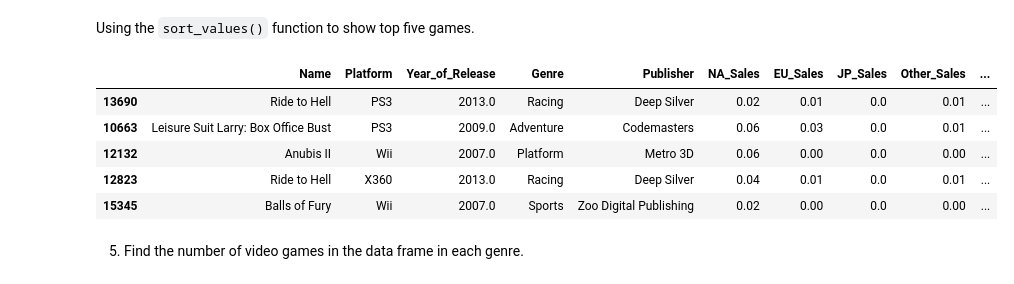
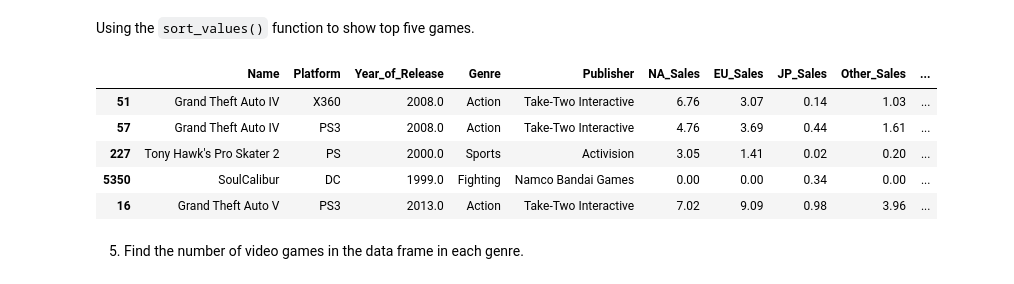
Before and after one commit to jsbwxyz/DSC550, a Jupyter notebook: Week1-Assignment.ipynb, the cells around one changed output. Drawn from its saved outputs; the diff is of its cells as text; code cells hidden in the pictures.

```diff
--- a/Week1-Assignment.ipynb
+++ b/Week1-Assignment.ipynb
@@ -40,14 +47,14 @@ There are 16,719 rows and 16 columns. This means there are 16,719 records for th
 # %% [markdown]
 Using the `sort_values()` function to show top five games.
 # %%
-video_games_df.sort_values(by=['Critic_Score']).head(5)
+video_games_df.nlargest(5, 'Critic_Score')
 # %% [output]
 |  | Name | Platform | Year_of_Release | Genre | Publisher | NA_Sales | EU_Sales | JP_Sales | Other_Sales | ... |
-| 13690 | Ride to Hell | PS3 | 2013.0 | Racing | Deep Silver | 0.02 | 0.01 | 0.0 | 0.01 | ... |
-| 10663 | Leisure Suit Larry: Box Office Bust | PS3 | 2009.0 | Adventure | Codemasters | 0.06 | 0.03 | 0.0 | 0.01 | ... |
-| 12132 | Anubis II | Wii | 2007.0 | Platform | Metro 3D | 0.06 | 0.00 | 0.0 | 0.00 | ... |
-| 12823 | Ride to Hell | X360 | 2013.0 | Racing | Deep Silver | 0.04 | 0.01 | 0.0 | 0.01 | ... |
-| 15345 | Balls of Fury | Wii | 2007.0 | Sports | Zoo Digital Publishing | 0.02 | 0.00 | 0.0 | 0.00 | ... |
+| 51 | Grand Theft Auto IV | X360 | 2008.0 | Action | Take-Two Interactive | 6.76 | 3.07 | 0.14 | 1.03 | ... |
+| 57 | Grand Theft Auto IV | PS3 | 2008.0 | Action | Take-Two Interactive | 4.76 | 3.69 | 0.44 | 1.61 | ... |
+| 227 | Tony Hawk's Pro Skater 2 | PS | 2000.0 | Sports | Activision | 3.05 | 1.41 | 0.02 | 0.20 | ... |
+| 5350 | SoulCalibur | DC | 1999.0 | Fighting | Namco Bandai Games | 0.00 | 0.00 | 0.34 | 0.00 | ... |
+| 16 | Grand Theft Auto V | PS3 | 2013.0 | Action | Take-Two Interactive | 7.02 | 9.09 | 0.98 | 3.96 | ... |
 # %% [markdown]
 5. Find the number of video games in the data frame in each genre.
 # %% [markdown]
```
Also changed, not shown: parts of 4 cells of this notebook, 1 other file.
